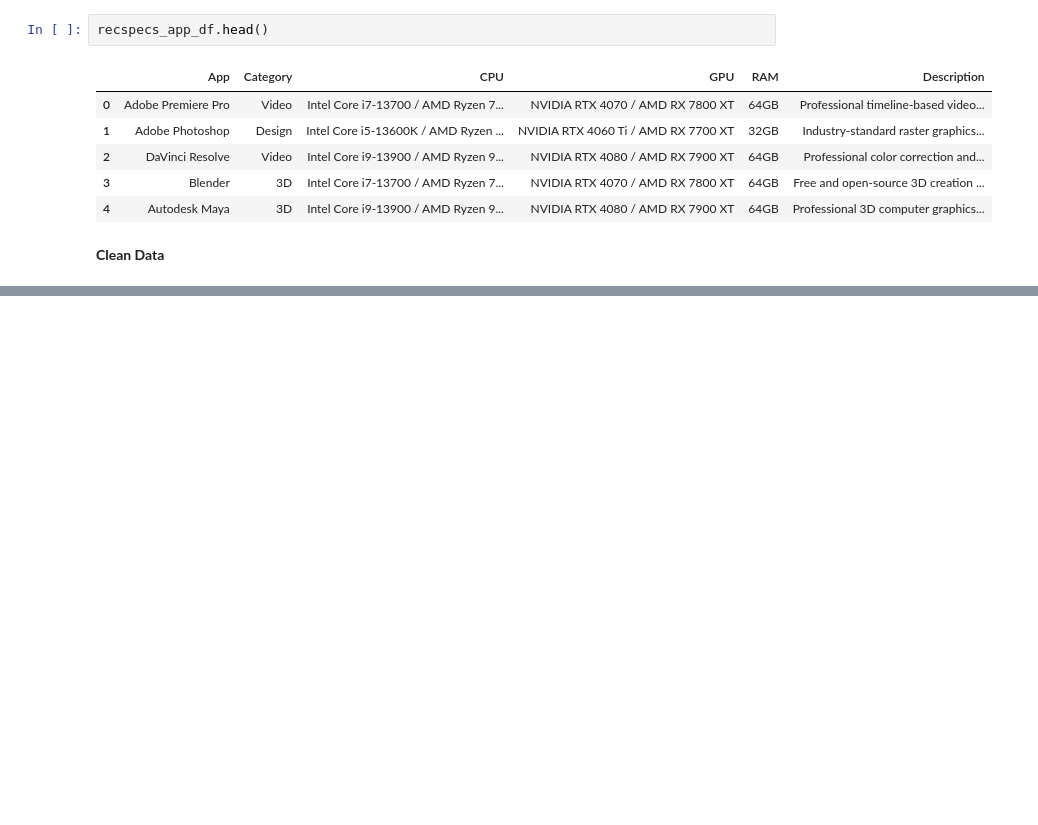
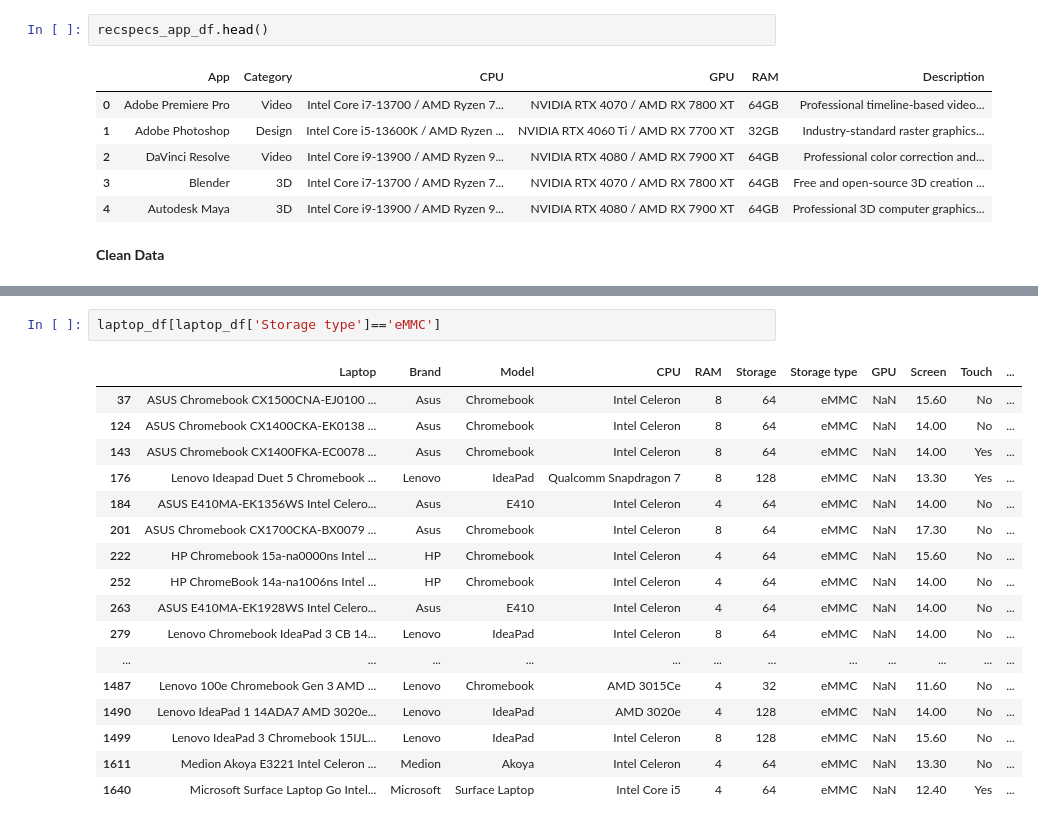
Before and after one commit to f2rra/lappick-ml, a Jupyter notebook: notebooks/exploratory-data-analysis.ipynb, the cells around one changed output, grey strips where cells are left out. Cells and saved outputs as stored; diff of their text form; blank space fills up the shorter version.

```diff
--- a/notebooks/exploratory-data-analysis.ipynb
+++ b/notebooks/exploratory-data-analysis.ipynb
@@ -109,0 +150,20 @@ recspecs_app_df.head()
+# %%
+laptop_df[laptop_df['Storage type']=='eMMC']
+# %% [output]
+|  | Laptop | Brand | Model | CPU | RAM | Storage | Storage type | GPU | Screen | Touch | ... |
+| 37 | ASUS Chromebook CX1500CNA-EJ0100 ... | Asus | Chromebook | Intel Celeron | 8 | 64 | eMMC | NaN | 15.60 | No | ... |
+| 124 | ASUS Chromebook CX1400CKA-EK0138 ... | Asus | Chromebook | Intel Celeron | 8 | 64 | eMMC | NaN | 14.00 | No | ... |
+| 143 | ASUS Chromebook CX1400FKA-EC0078 ... | Asus | Chromebook | Intel Celeron | 8 | 64 | eMMC | NaN | 14.00 | Yes | ... |
+| 176 | Lenovo Ideapad Duet 5 Chromebook ... | Lenovo | IdeaPad | Qualcomm Snapdragon 7 | 8 | 128 | eMMC | NaN | 13.30 | Yes | ... |
+| 184 | ASUS E410MA-EK1356WS Intel Celero... | Asus | E410 | Intel Celeron | 4 | 64 | eMMC | NaN | 14.00 | No | ... |
+| 201 | ASUS Chromebook CX1700CKA-BX0079 ... | Asus | Chromebook | Intel Celeron | 8 | 64 | eMMC | NaN | 17.30 | No | ... |
+| 222 | HP Chromebook 15a-na0000ns Intel ... | HP | Chromebook | Intel Celeron | 4 | 64 | eMMC | NaN | 15.60 | No | ... |
+| 252 | HP ChromeBook 14a-na1006ns Intel ... | HP | Chromebook | Intel Celeron | 4 | 64 | eMMC | NaN | 14.00 | No | ... |
+| 263 | ASUS E410MA-EK1928WS Intel Celero... | Asus | E410 | Intel Celeron | 4 | 64 | eMMC | NaN | 14.00 | No | ... |
+| 279 | Lenovo Chromebook IdeaPad 3 CB 14... | Lenovo | IdeaPad | Intel Celeron | 8 | 64 | eMMC | NaN | 14.00 | No | ... |
+| ... | ... | ... | ... | ... | ... | ... | ... | ... | ... | ... | ... |
+| 1487 | Lenovo 100e Chromebook Gen 3 AMD ... | Lenovo | Chromebook | AMD 3015Ce | 4 | 32 | eMMC | NaN | 11.60 | No | ... |
+| 1490 | Lenovo IdeaPad 1 14ADA7 AMD 3020e... | Lenovo | IdeaPad | AMD 3020e | 4 | 128 | eMMC | NaN | 14.00 | No | ... |
+| 1499 | Lenovo IdeaPad 3 Chromebook 15IJL... | Lenovo | IdeaPad | Intel Celeron | 8 | 128 | eMMC | NaN | 15.60 | No | ... |
+| 1611 | Medion Akoya E3221 Intel Celeron ... | Medion | Akoya | Intel Celeron | 4 | 64 | eMMC | NaN | 13.30 | No | ... |
+| 1640 | Microsoft Surface Laptop Go Intel... | Microsoft | Surface Laptop | Intel Core i5 | 4 | 64 | eMMC | NaN | 12.40 | Yes | ... |
```
Also changed, not shown: parts of 11 cells of this notebook.
